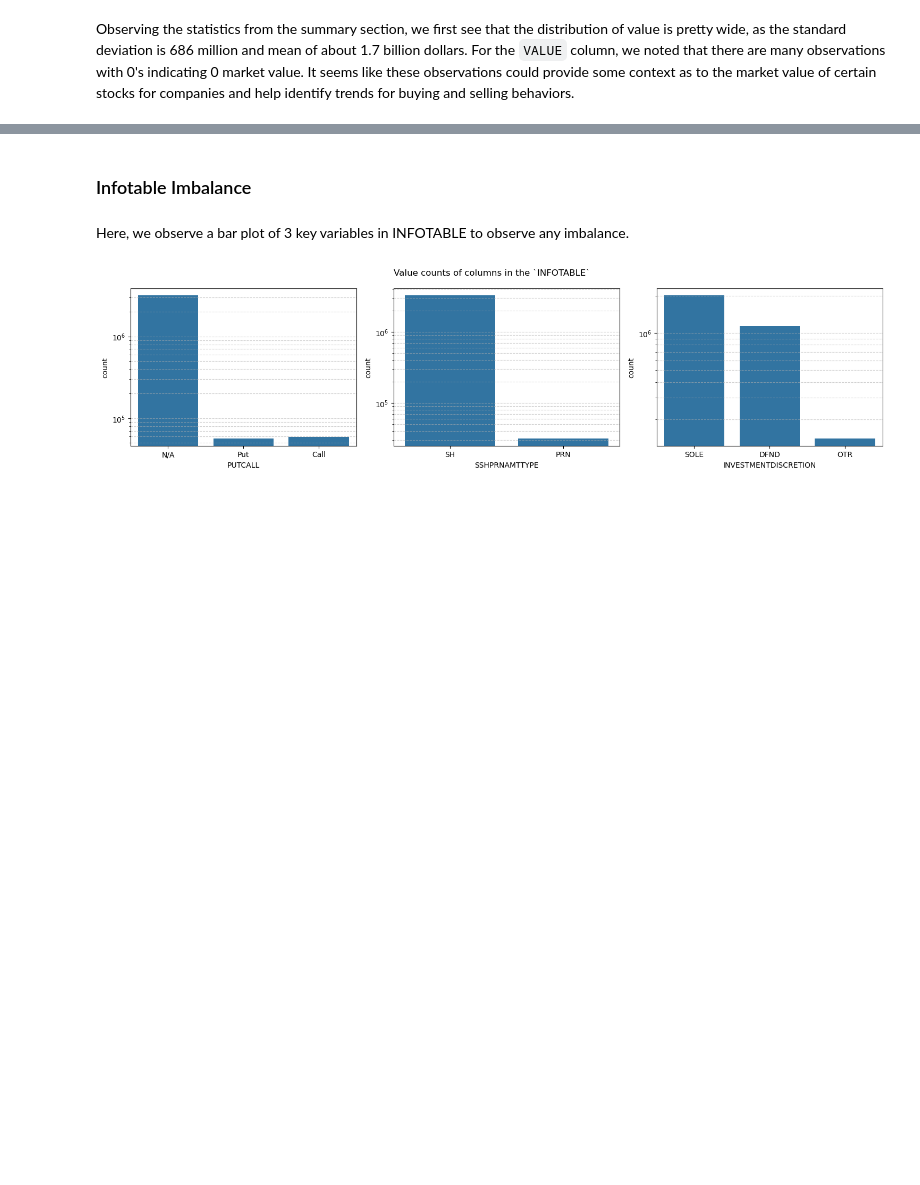
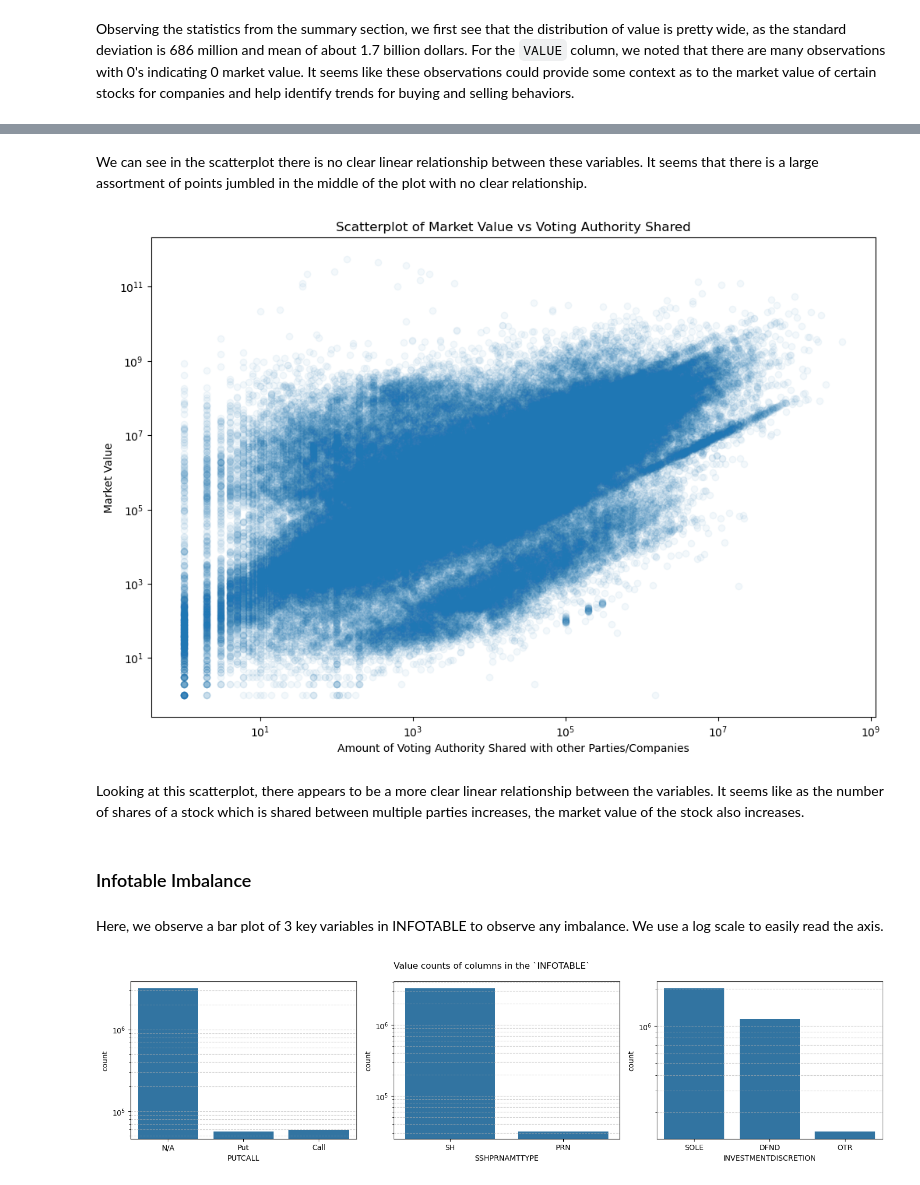
Before and after one commit to NathanDennis1/Modeling-Financial-Portfolios, a Jupyter notebook: milestone3/EDA.ipynb, the cells around one changed output, grey strips where cells are left out. Cells and saved outputs as stored; diff of their text form; code cells hidden in the pictures; blank space fills up the shorter version.

```diff
--- a/milestone3/EDA.ipynb
+++ b/milestone3/EDA.ipynb
@@ -274,7 +326,23 @@ We also note that there are several outliers for market value. Some observations
+# %% [markdown]
+We can see in the scatterplot there is no clear linear relationship between these variables. It seems that there is a large assortment of points jumbled in the middle of the plot with no clear relationship.
+# %%
+fig, ax = plt.subplots(figsize=(12, 8))
+
+ax.scatter(infotable_dataset['VOTING_AUTH_SHARED'], infotable_dataset['VALUE'], alpha = 0.05)
+ax.set_title("Scatterplot of Market Value vs Voting Authority Shared")
+ax.set_xlabel("Amount of Voting Authority Shared with other Parties/Companies")
+ax.set_ylabel("Market Value")
+ax.set_yscale('log')
+ax.set_xscale('log')
+plt.show()
+# %% [output]
+[figure, added]
+# %% [markdown]
+Looking at this scatterplot, there appears to be a more clear linear relationship between the variables. It seems like as the number of shares of a stock which is shared between multiple parties increases, the market value of the stock also increases.
 # %% [markdown]
 <a id="imbalanceinfo"></a>
 
 ### Infotable Imbalance
 # %% [markdown]
-Here, we observe a bar plot of 3 key variables in INFOTABLE to observe any imbalance.
+Here, we observe a bar plot of 3 key variables in INFOTABLE to observe any imbalance. We use a log scale to easily read the axis.
 # %%
```
Also changed, not shown: parts of 53 cells of this notebook.
